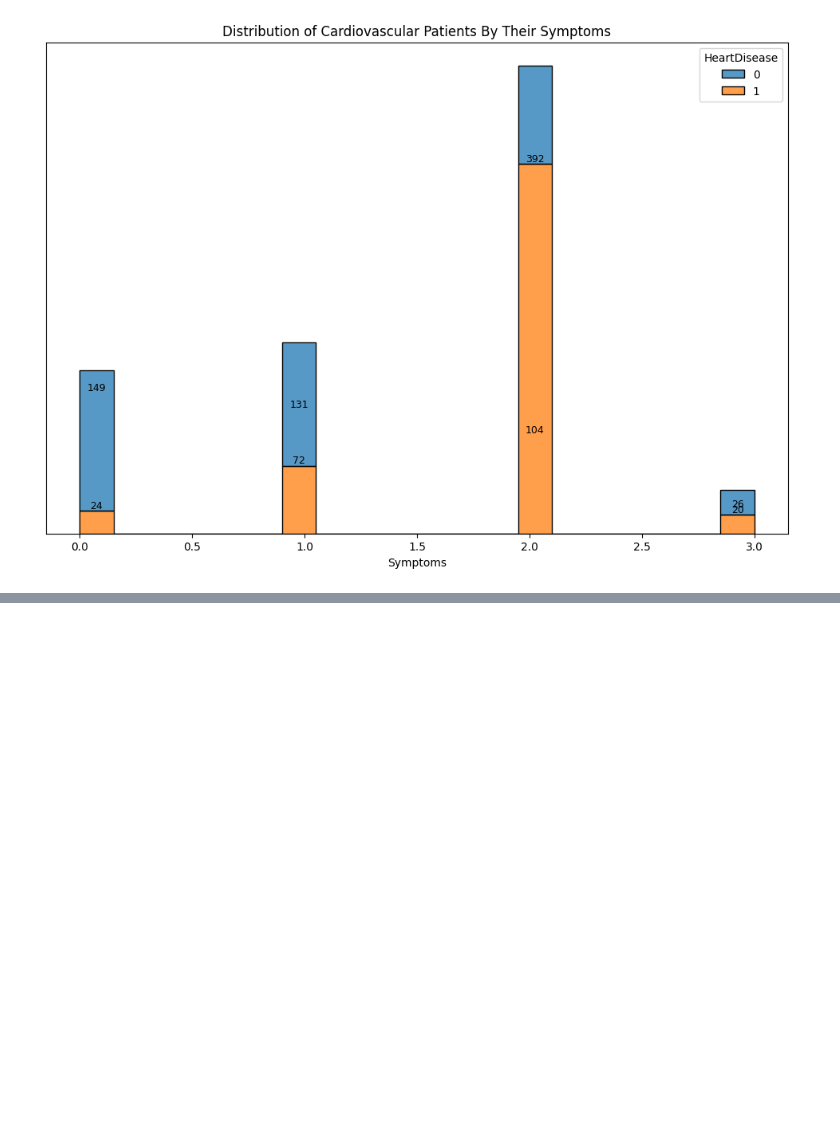
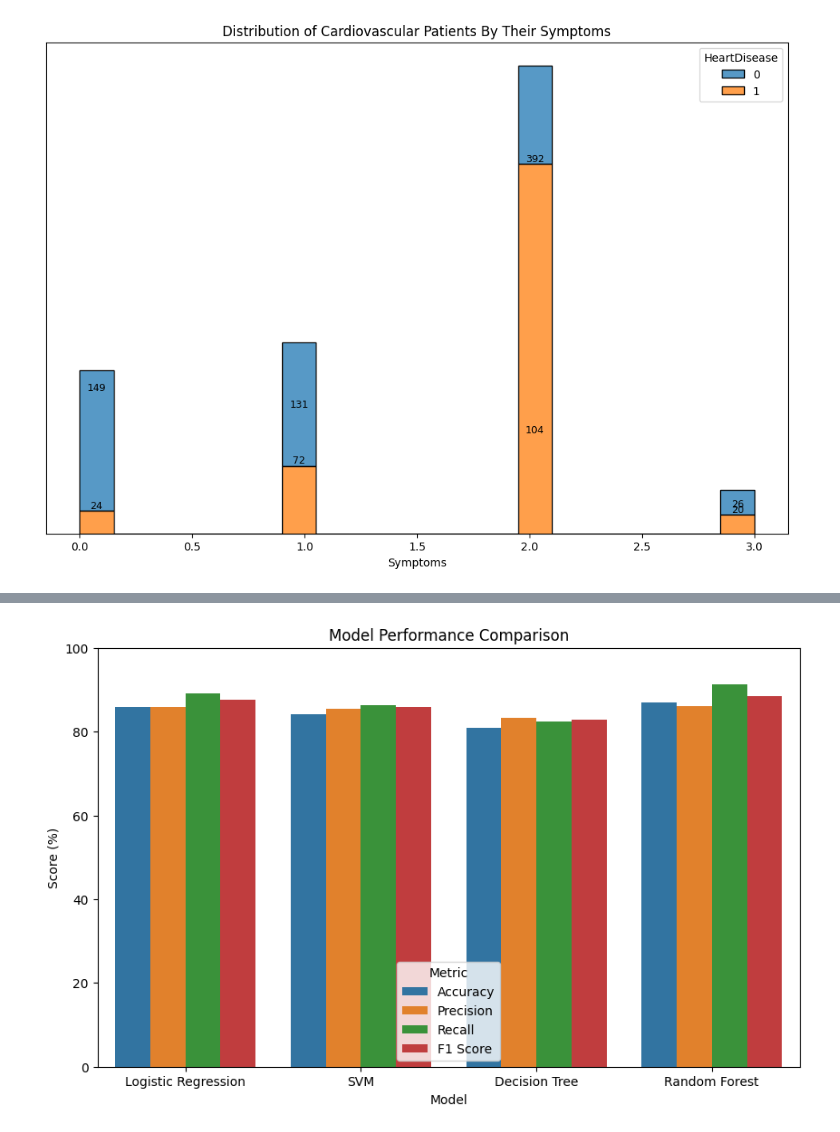
Before and after one commit to AanDevAnalyst/Heart_Disease_Prediction, a Jupyter notebook: Notebook.ipynb, the cells around one changed output, grey strips where cells are left out. Cells and saved outputs as stored; diff of their text form; code cells hidden in the pictures; blank space fills up the shorter version.

```diff
--- a/Notebook.ipynb
+++ b/Notebook.ipynb
@@ -402,7 +401,7 @@ x_train, x_test, y_train, y_test = train_test_split(
 # %%
 #Model Training Using Logistic Regression
 from sklearn.linear_model import LogisticRegression
-from sklearn.metrics import accuracy_score
+from sklearn.metrics import accuracy_score, precision_score, recall_score, f1_score
 
 solver = ['lbfgs', 'liblinear', 'newton-cg', 'newton-cholesky', 'sag', 'saga']
 best_solver = ''
@@ -418,6 +417,15 @@ lr = LogisticRegression(solver = best_solver, max_iter = 1000)
 lr.fit(x_train, y_train)
 lr_pred = lr.predict(x_test)
 print(f'📉 LogisticRegression Score: {accuracy_score(y_test, lr_pred)}')
+accuracy_lr = accuracy_score(y_test, lr_pred) * 100
+precision_lr = precision_score(y_test, lr_pred) * 100
+recall_lr = recall_score(y_test, lr_pred) * 100
+f1_lr = f1_score(y_test, lr_pred) * 100
+
+print(f"Accuracy: {accuracy_lr: .2f}%")
+print(f"Precision: {precision_lr: .2f}%")
+print(f"Recall: {recall_lr: .2f}%")
+print(f"f1_Score: {f1_lr: .2f}%")
 # %% [output]
 newton-cholesky
 📉 LogisticRegression Score: 0.8586956521739131
@@ -442,6 +454,16 @@ svm = SVC(kernel = best)
 svm.fit(x_train, y_train)
 svm_pred = svm.predict(x_test)
 print(f'SVM f1_score kernel({best}): {f1_score(y_test, svm_pred, average = "weighted")}')
+
+accuracy_svm = accuracy_score(y_test, svm_pred) * 100
+precision_svm = precision_score(y_test, svm_pred) * 100
+recall_svm = recall_score(y_test, svm_pred) * 100
+f1_svm = f1_score(y_test, svm_pred) * 100
+
+print(f"Accuracy: {accuracy_svm: .2f}%")
+print(f"Precision: {precision_svm: .2f}%")
+print(f"Recall: {recall_svm: .2f}%")
+print(f"f1_Score: {f1_svm: .2f}%")
 # %% [output]
 linear
 SVM f1_score kernel(linear): 0.8422922535440344
@@ -449,0 +546,26 @@ SVM f1_score kernel(linear): 0.8422922535440344
+# %%
+# Collect results from all models
+results = {
+    "Model": ["Logistic Regression", "SVM", "Decision Tree", "Random Forest"],
+    "Accuracy": [accuracy_lr, accuracy_svm, accuracy_dt, accuracy_rf],
+    "Precision": [precision_lr, precision_svm, precision_dt, precision_rf],
+    "Recall": [recall_lr, recall_svm, recall_dt, recall_rf],
+    "F1 Score": [f1_lr, f1_svm, f1_dt, f1_rf]
+}
+
+# Convert to DataFrame
+df_results = pd.DataFrame(results)
+
+# Melt the DataFrame for plotting
+df_melted = df_results.melt(id_vars="Model", var_name="Metric", value_name="Score")
+
+# Plot
+plt.figure(figsize=(10,6))
+sns.barplot(data=df_melted, x="Model", y="Score", hue="Metric")
+plt.title("Model Performance Comparison")
+plt.ylabel("Score (%)")
+plt.ylim(0, 100)  # percentage scale
+plt.legend(title="Metric")
+plt.show()
+# %% [output]
+[figure, added]
```
Also changed, not shown: parts of 11 cells of this notebook.
